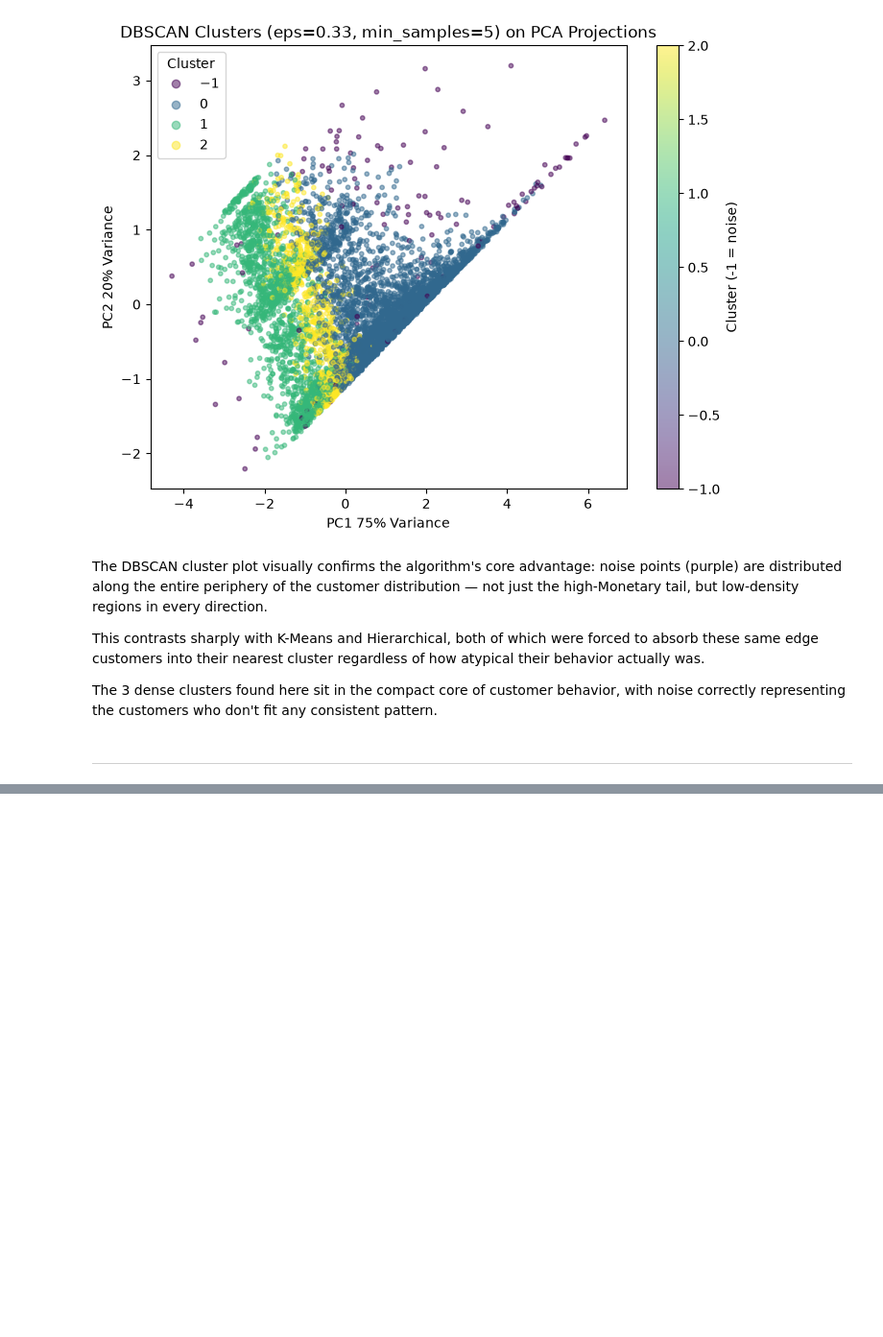
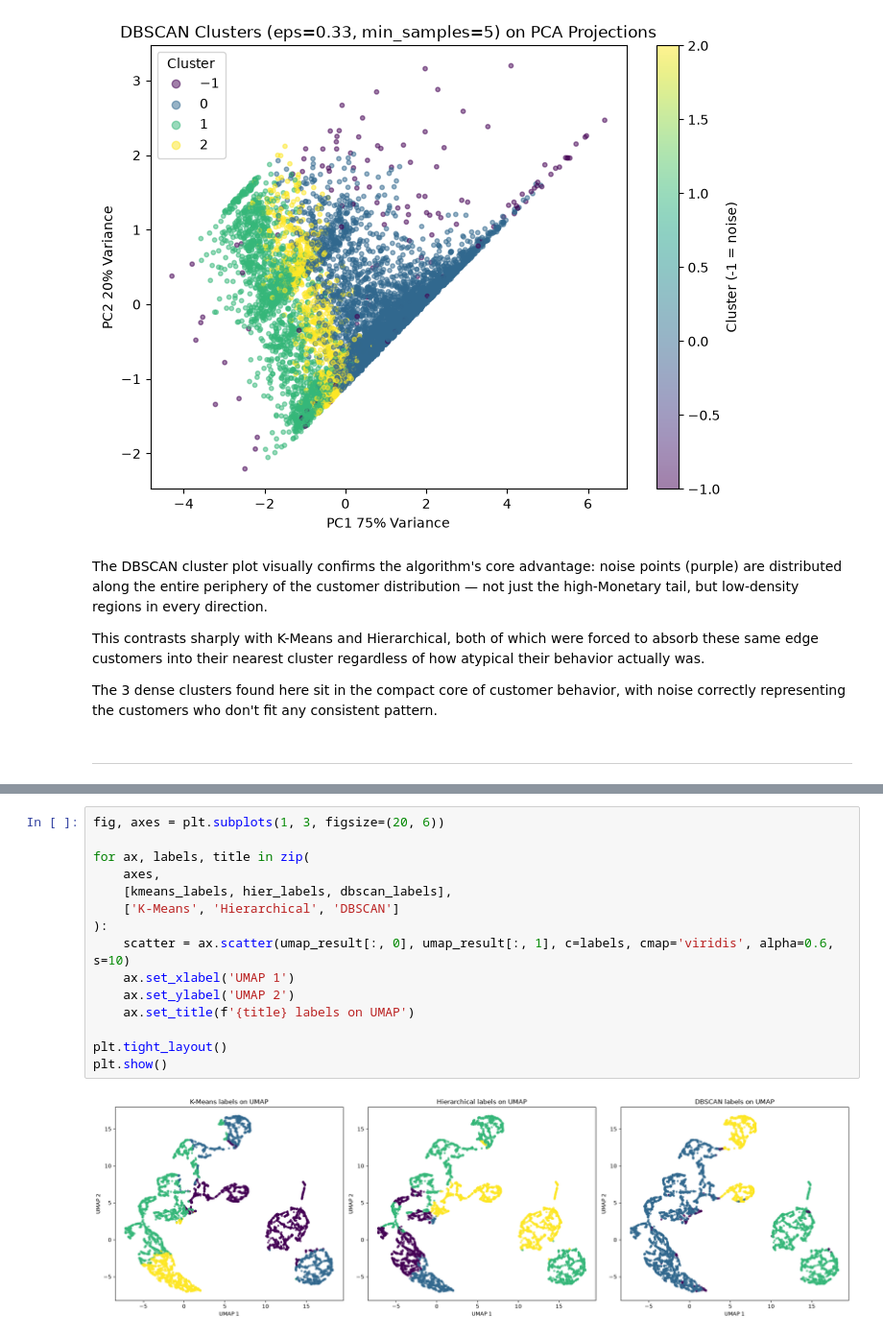
Before and after one commit to clayniranjan-web/customer-segmentation-clustering, a Jupyter notebook: Notebooks/02_modeling.ipynb, the cells around one changed output, grey strips where cells are left out. Shown at 96% size. Saved outputs shown, nothing was run; the diff lists cells and outputs as text; blank space fills up the shorter version.

```diff
--- a/Notebooks/02_modeling.ipynb
+++ b/Notebooks/02_modeling.ipynb
@@ -349,0 +381,17 @@ The 3 dense clusters found here sit in the compact core of customer behavior, wi
+# %%
+fig, axes = plt.subplots(1, 3, figsize=(20, 6))
+
+for ax, labels, title in zip(
+    axes,
+    [kmeans_labels, hier_labels, dbscan_labels],
+    ['K-Means', 'Hierarchical', 'DBSCAN']
+):
+    scatter = ax.scatter(umap_result[:, 0], umap_result[:, 1], c=labels, cmap='viridis', alpha=0.6, s=10)
+    ax.set_xlabel('UMAP 1')
+    ax.set_ylabel('UMAP 2')
+    ax.set_title(f'{title} labels on UMAP')
+
+plt.tight_layout()
+plt.show()
+# %% [output]
+[figure, added]
```
Also changed, not shown: parts of 11 cells of this notebook.
